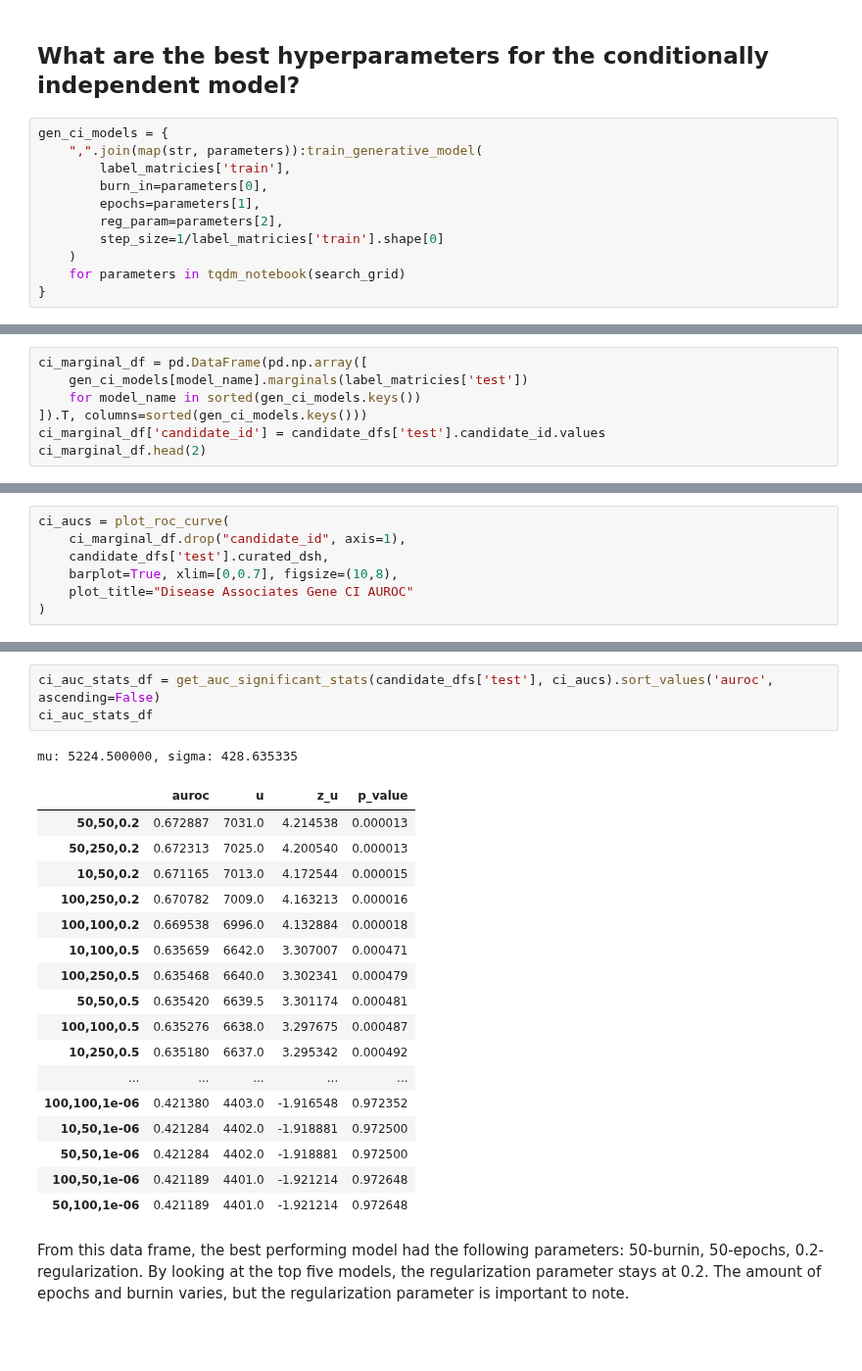
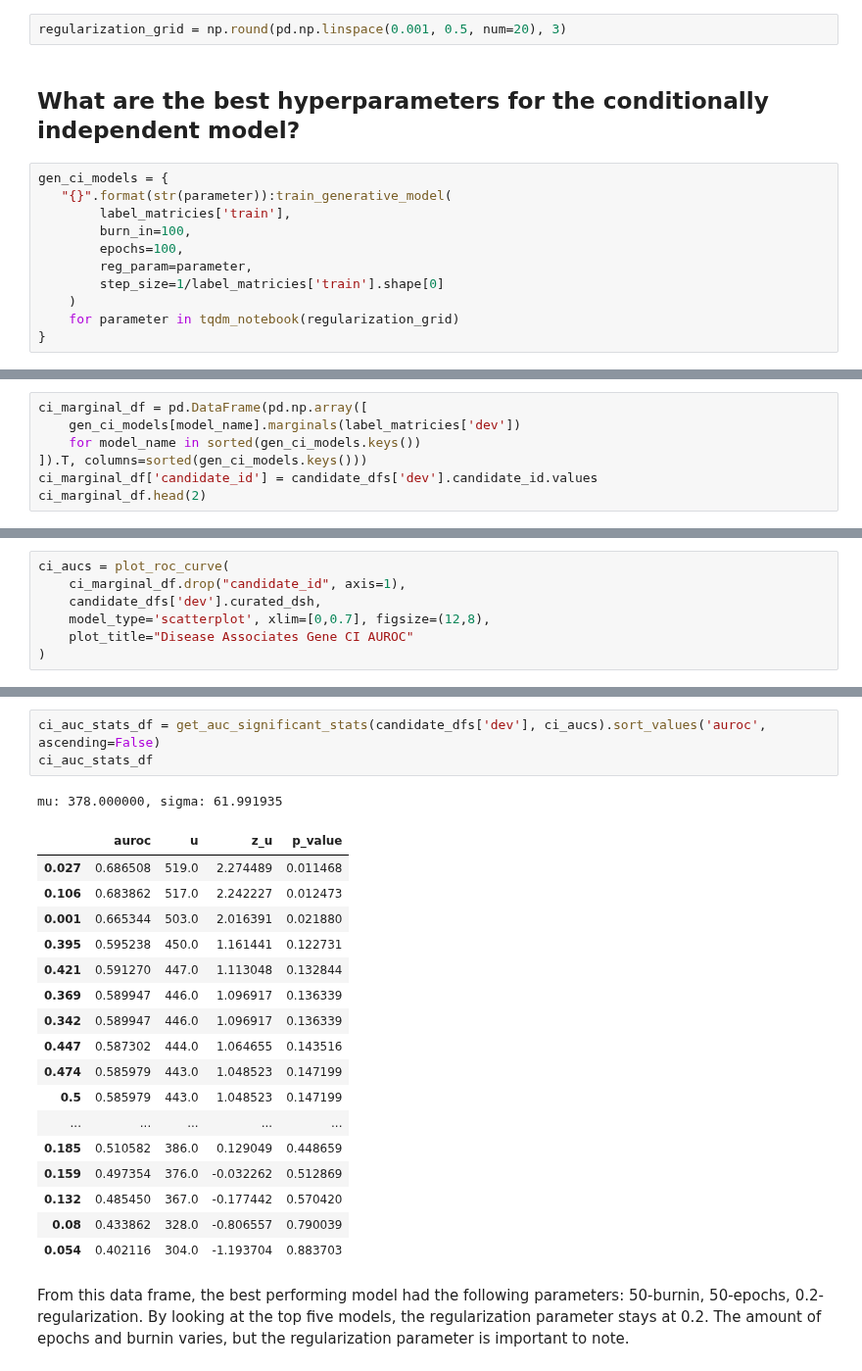
Before and after one commit to greenelab/snorkeling, a Jupyter notebook: disease_gene/disease_associates_gene/experiments/gen_model_benchmarking.ipynb, the cells around one changed output, grey strips where cells are left out. Shown at 98% size. Saved outputs shown, nothing was run; the diff lists cells and outputs as text; blank space fills up the shorter version.

```diff
--- a/disease_gene/disease_associates_gene/experiments/gen_model_benchmarking.ipynb
+++ b/disease_gene/disease_associates_gene/experiments/gen_model_benchmarking.ipynb
@@ -157,15 +154,17 @@ search_grid = list(product(burn_in_grid, epoch_grid, regularization_grid))
+# %%
+regularization_grid = np.round(pd.np.linspace(0.001, 0.5, num=20), 3)
 # %% [markdown]
 ## What are the best hyperparameters for the conditionally independent model?
 # %%
 gen_ci_models = {
-    ",".join(map(str, parameters)):train_generative_model(
+   "{}".format(str(parameter)):train_generative_model(
         label_matricies['train'],
-        burn_in=parameters[0],
-        epochs=parameters[1],
-        reg_param=parameters[2],
+        burn_in=100,
+        epochs=100,
+        reg_param=parameter,
         step_size=1/label_matricies['train'].shape[0]
     )
-    for parameters in tqdm_notebook(search_grid)
+    for parameter in tqdm_notebook(regularization_grid)
 }
 # %% [output]
 Failed to display Jupyter Widget of type HBox.
@@ -191,8 +193,8 @@ Inferred cardinality: 2
 # %%
 ci_marginal_df = pd.DataFrame(pd.np.array([
-    gen_ci_models[model_name].marginals(label_matricies['test'])
+    gen_ci_models[model_name].marginals(label_matricies['dev'])
     for model_name in sorted(gen_ci_models.keys())
 ]).T, columns=sorted(gen_ci_models.keys()))
-ci_marginal_df['candidate_id'] = candidate_dfs['test'].candidate_id.values
+ci_marginal_df['candidate_id'] = candidate_dfs['dev'].candidate_id.values
 ci_marginal_df.head(2)
 # %% [output]
@@ -203,8 +205,8 @@ ci_marginal_df.head(2)
 # %%
 ci_aucs = plot_roc_curve(
     ci_marginal_df.drop("candidate_id", axis=1),
-    candidate_dfs['test'].curated_dsh,
-    barplot=True, xlim=[0,0.7], figsize=(10,8),
+    candidate_dfs['dev'].curated_dsh,
+    model_type='scatterplot', xlim=[0,0.7], figsize=(12,8),
     plot_title="Disease Associates Gene CI AUROC"
 )
 # %% [output]
@@ -212,25 +214,25 @@ ci_aucs = plot_roc_curve(
 # %%
-ci_auc_stats_df = get_auc_significant_stats(candidate_dfs['test'], ci_aucs).sort_values('auroc', ascending=False)
+ci_auc_stats_df = get_auc_significant_stats(candidate_dfs['dev'], ci_aucs).sort_values('auroc', ascending=False)
 ci_auc_stats_df
 # %% [output]
-mu: 5224.500000, sigma: 428.635335
+mu: 378.000000, sigma: 61.991935
 |  | auroc | u | z_u | p_value |
-| 50,50,0.2 | 0.672887 | 7031.0 | 4.214538 | 0.000013 |
-| 50,250,0.2 | 0.672313 | 7025.0 | 4.200540 | 0.000013 |
-| 10,50,0.2 | 0.671165 | 7013.0 | 4.172544 | 0.000015 |
-| 100,250,0.2 | 0.670782 | 7009.0 | 4.163213 | 0.000016 |
-| 100,100,0.2 | 0.669538 | 6996.0 | 4.132884 | 0.000018 |
-| 10,100,0.5 | 0.635659 | 6642.0 | 3.307007 | 0.000471 |
-| 100,250,0.5 | 0.635468 | 6640.0 | 3.302341 | 0.000479 |
-| 50,50,0.5 | 0.635420 | 6639.5 | 3.301174 | 0.000481 |
-| 100,100,0.5 | 0.635276 | 6638.0 | 3.297675 | 0.000487 |
-| 10,250,0.5 | 0.635180 | 6637.0 | 3.295342 | 0.000492 |
+| 0.027 | 0.686508 | 519.0 | 2.274489 | 0.011468 |
+| 0.106 | 0.683862 | 517.0 | 2.242227 | 0.012473 |
+| 0.001 | 0.665344 | 503.0 | 2.016391 | 0.021880 |
+| 0.395 | 0.595238 | 450.0 | 1.161441 | 0.122731 |
+| 0.421 | 0.591270 | 447.0 | 1.113048 | 0.132844 |
+| 0.369 | 0.589947 | 446.0 | 1.096917 | 0.136339 |
+| 0.342 | 0.589947 | 446.0 | 1.096917 | 0.136339 |
+| 0.447 | 0.587302 | 444.0 | 1.064655 | 0.143516 |
+| 0.474 | 0.585979 | 443.0 | 1.048523 | 0.147199 |
+| 0.5 | 0.585979 | 443.0 | 1.048523 | 0.147199 |
 | ... | ... | ... | ... | ... |
-| 100,100,1e-06 | 0.421380 | 4403.0 | -1.916548 | 0.972352 |
-| 10,50,1e-06 | 0.421284 | 4402.0 | -1.918881 | 0.972500 |
-| 50,50,1e-06 | 0.421284 | 4402.0 | -1.918881 | 0.972500 |
-| 100,50,1e-06 | 0.421189 | 4401.0 | -1.921214 | 0.972648 |
-| 50,100,1e-06 | 0.421189 | 4401.0 | -1.921214 | 0.972648 |
+| 0.185 | 0.510582 | 386.0 | 0.129049 | 0.448659 |
+| 0.159 | 0.497354 | 376.0 | -0.032262 | 0.512869 |
+| 0.132 | 0.485450 | 367.0 | -0.177442 | 0.570420 |
+| 0.08 | 0.433862 | 328.0 | -0.806557 | 0.790039 |
+| 0.054 | 0.402116 | 304.0 | -1.193704 | 0.883703 |
 # %% [markdown]
 From this data frame, the best performing model had the following parameters: 50-burnin, 50-epochs, 0.2-regularization. By looking at the top five models, the regularization parameter stays at 0.2. The amount of epochs and burnin varies, but the regularization parameter is important to note.
 # %%
```
Also changed, not shown: parts of 23 cells of this notebook, 11 other files.
